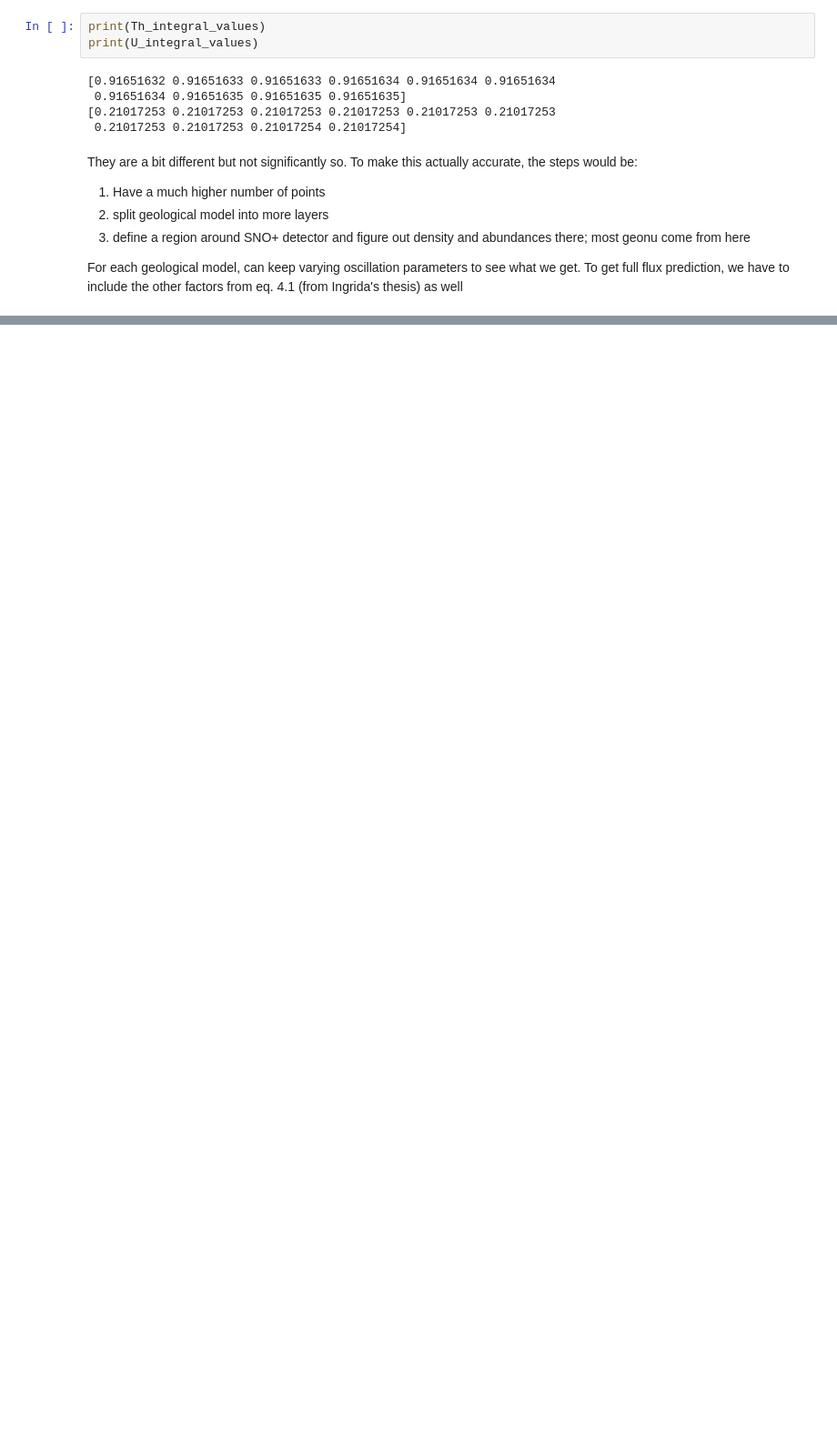
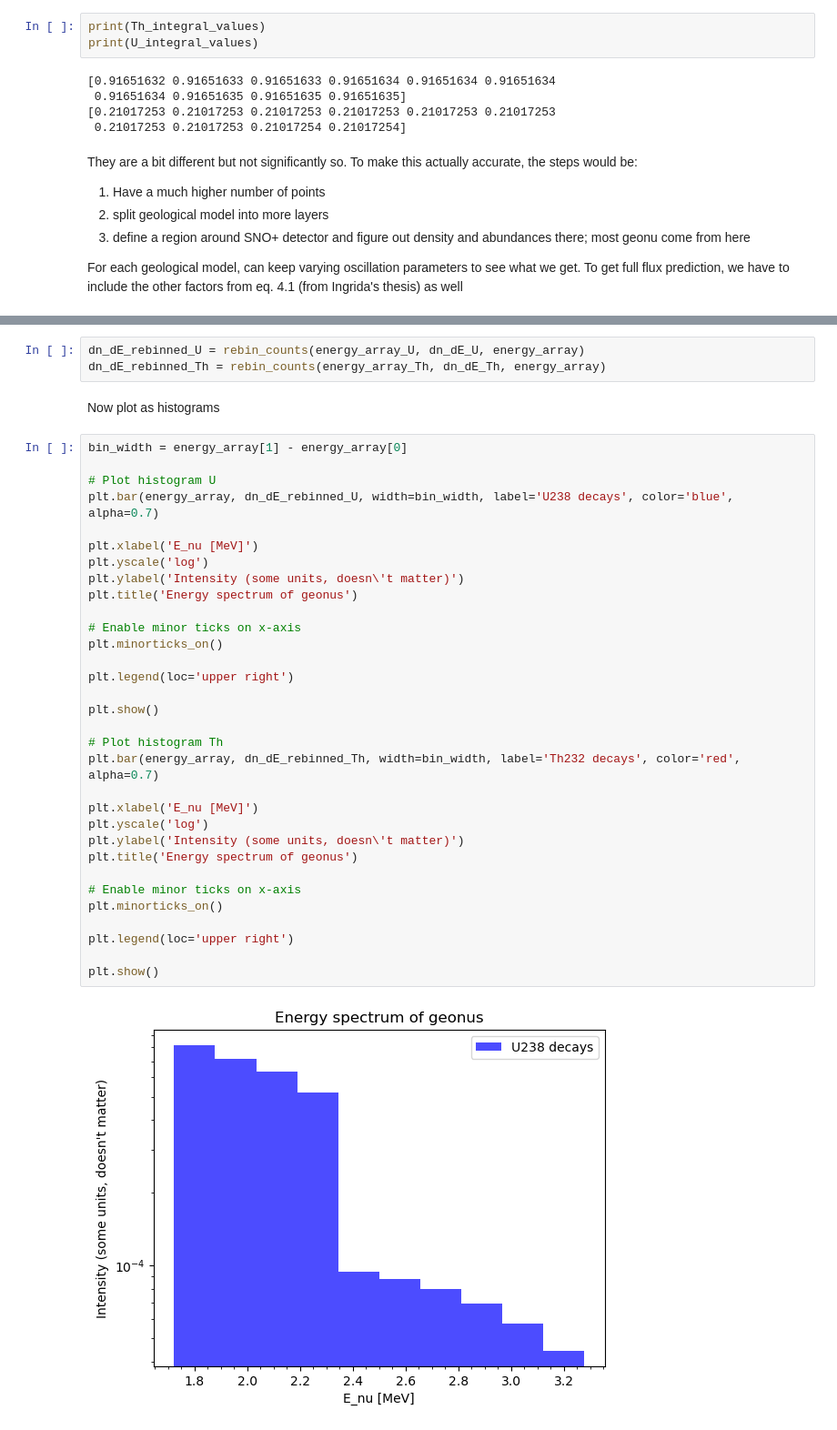
Before and after one commit to claradima/geonu_oscillation, a Jupyter notebook: Earth model.ipynb, the cells around one changed output, grey strips where cells are left out. Shown at 91% size. Saved outputs shown, nothing was run; the diff lists cells and outputs as text; blank space fills up the shorter version.

```diff
--- a/Earth model.ipynb
+++ b/Earth model.ipynb
@@ -674,0 +799,39 @@ I checked the data file for uranium, I'll figure out how to bring it in here and
+# %%
+dn_dE_rebinned_U = rebin_counts(energy_array_U, dn_dE_U, energy_array)
+dn_dE_rebinned_Th = rebin_counts(energy_array_Th, dn_dE_Th, energy_array)
+# %% [markdown]
+Now plot as histograms
+# %%
+bin_width = energy_array[1] - energy_array[0]
+
+# Plot histogram U
+plt.bar(energy_array, dn_dE_rebinned_U, width=bin_width, label='U238 decays', color='blue', alpha=0.7)
+
+plt.xlabel('E_nu [MeV]')
+plt.yscale('log')
+plt.ylabel('Intensity (some units, doesn\'t matter)')
+plt.title('Energy spectrum of geonus')
+
+# Enable minor ticks on x-axis
+plt.minorticks_on()
+
+plt.legend(loc='upper right')
+
+plt.show()
+
+# Plot histogram Th
+plt.bar(energy_array, dn_dE_rebinned_Th, width=bin_width, label='Th232 decays', color='red', alpha=0.7)
+
+plt.xlabel('E_nu [MeV]')
+plt.yscale('log')
+plt.ylabel('Intensity (some units, doesn\'t matter)')
+plt.title('Energy spectrum of geonus')
+
+# Enable minor ticks on x-axis
+plt.minorticks_on()
+
+plt.legend(loc='upper right')
+
+plt.show()
+# %% [output]
+[figure, added]
```
Also changed, not shown: parts of 52 cells of this notebook.
